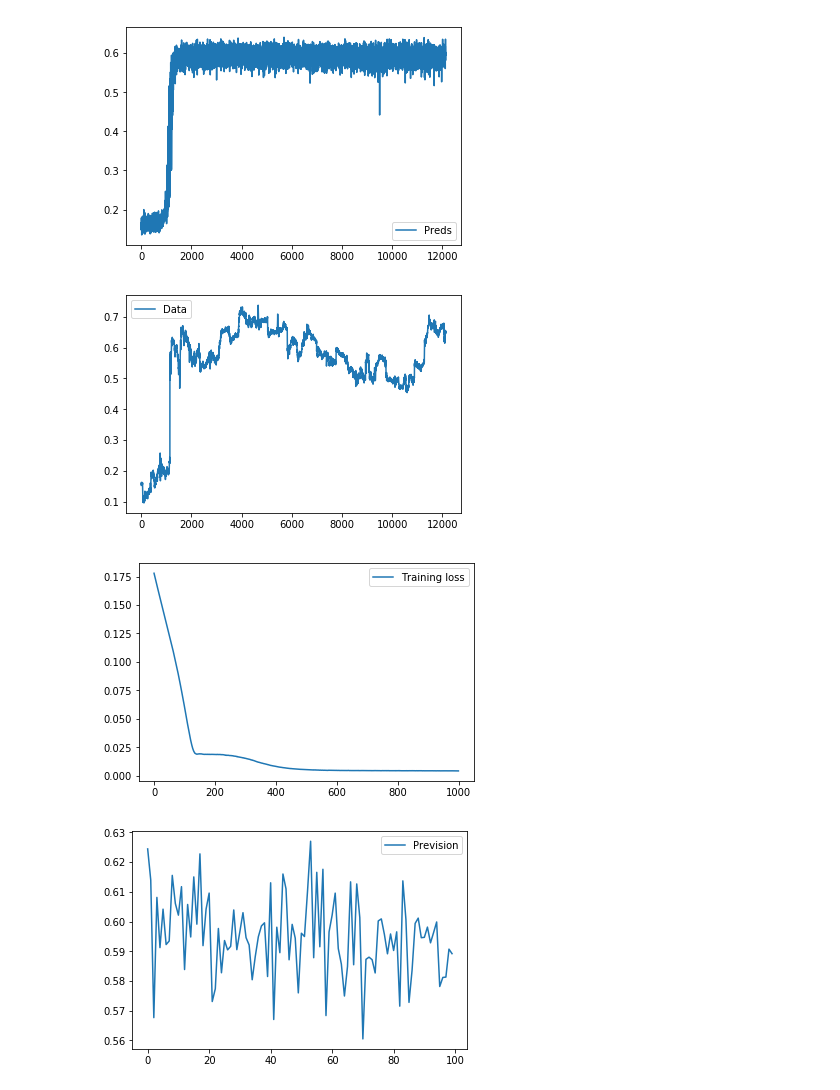
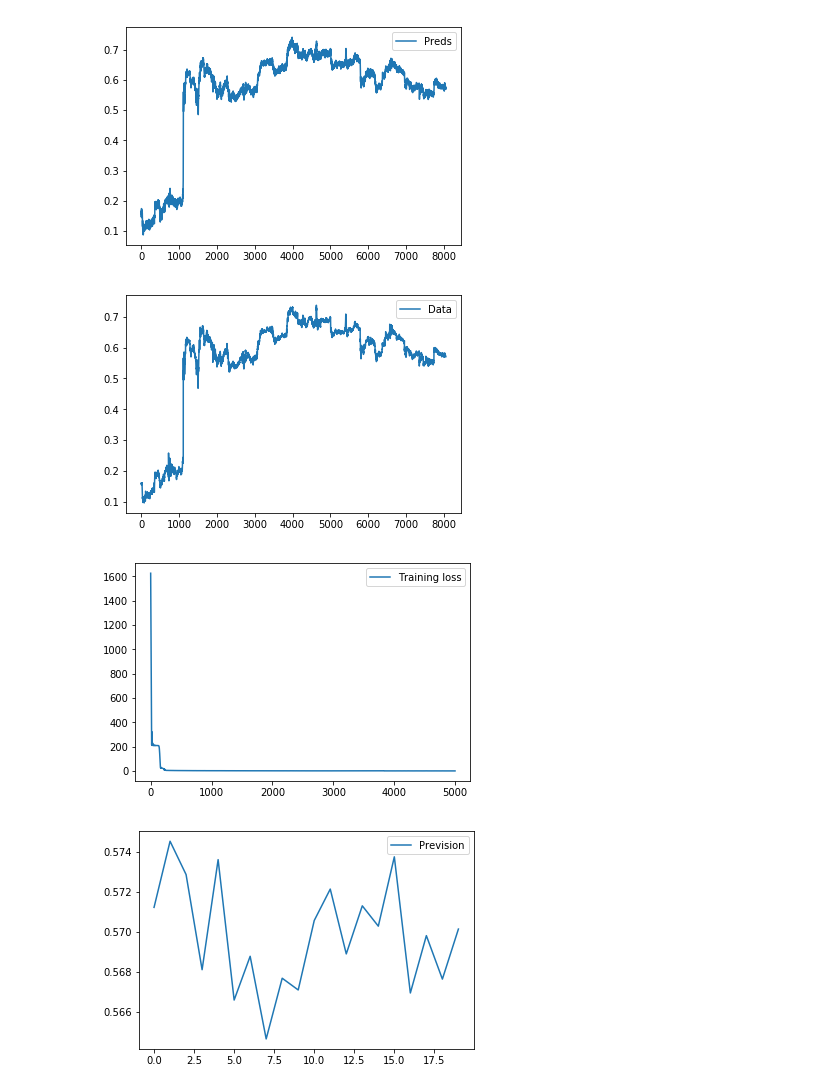
Before and after one commit to ricfrr/deepLearning, a Jupyter notebook: market_prediction.ipynb, the cells around one changed output. Drawn from its saved outputs; the diff is of its cells as text; code cells hidden in the pictures.

```diff
--- a/market_prediction.ipynb
+++ b/market_prediction.ipynb
@@ -106,18 +102,20 @@ class Model(nn.Module):
   def __init__(self):
     super(Model, self).__init__()
     self.x_train =[]
-    self.lstm = nn.LSTM(input_size=1, hidden_size=25, num_layers=6, dropout=0.2,batch_first=True)
-    self.fc = nn.Linear(25, 1)
+    self.lstm1 = nn.LSTM(input_size=1, hidden_size=64, num_layers=4, dropout=0.2,batch_first=True)
+    self.lstm2 = nn.LSTM(input_size=64, hidden_size=64, num_layers=4, dropout=0.2,batch_first=True)
+    self.fc = nn.Linear(64, 1)
     self.device = torch.device('cuda:0' if torch.cuda.is_available() else 'cpu')
     self.h0 = []
     self.c0 = []
     self.to(self.device)
 
-  def forward(self):
-    #x.to(self.device)
-    #batches = x.size(0)
-    #self.initialize_hidden()
-    (x, _) = self.lstm(self.x_train,(self.h0, self.c0))
+  def forward(self,x):
+    x.to(self.device)
+    batches = x.size(0)
+    self.initialize_hidden(x)
+    (x, _) = self.lstm1(x,(self.h0, self.c0))
+    (x, _) = self.lstm2(x,(self.h0, self.c0))
     x = x[:,-1,:]  # Keep only the output of the last iteration.
     x =self.fc(x)
     return x
@@ -125,10 +123,11 @@ class Model(nn.Module):
     self.x_train = x
     self.x_train.to(self.device)
 
-  def initialize_hidden(self):
-    batches = self.x_train.size(0)
-    self.h0 = torch.randn([6, batches, 25]).to(self.device)
-    self.c0 = torch.randn([6, batches, 25]).to(self.device)
+  def initialize_hidden(self,x):
+    x.to(self.device)
+    batches = x.size(0)
+    self.h0 = torch.randn([4, batches, 64]).to(self.device)
+    self.c0 = torch.randn([4, batches, 64]).to(self.device)
 
   def forecast(self,x):
     x.to(self.device)
@@ -136,7 +135,9 @@ class Model(nn.Module):
 
     #self.h0 = torch.randn([3, batches, 48]).to(self.device)
     #self.c0 = torch.randn([3, batches, 48]).to(self.device)
-    (x, _) = self.lstm(x)
+    (x, _) = self.lstm1(x)
+    (x, _) = self.lstm2(x)
+
     x = x[:,-1,:]  # Keep only the output of the last iteration.
     x =self.fc(x)
     return x
@@ -147,19 +148,19 @@ loader.loadData()
 
 visualization_name ="marker_forecasting" #for plotting tensorboard
 model = Model()
-model.loadData(loader.x_train)
-model.initialize_hidden()
+#model.loadData(loader.x_train)
+#model.initialize_hidden()
 
-criterion = nn.MSELoss()
-optimizer = torch.optim.Adam(model.parameters(),weight_decay=0.00001, lr = 0.0001)
+criterion = nn.MSELoss(reduction='sum')
+optimizer = torch.optim.Adam(model.parameters(),weight_decay=0.00001, lr = 0.0005)
 
-n_epochs = 1000
+n_epochs = 5000
 trainig_loss = np.zeros(n_epochs)
 
 for epoch in range(n_epochs):
   model.train()
   optimizer.zero_grad()
-  y_ = model.forward()
+  y_ = model.forward(loader.x_train)
   loss = criterion(y_, loader.y_train)
   loss.backward()
   optimizer.step()
@@ -220,4 +221,4 @@ Epoch 1000/1000, loss = 0.00424531614407897
-[figure, old version]
+[figure, new version]
-[figure, old version]
+[figure, new version]
-[figure, old version]
+[figure, new version]
-[figure, old version]
+[figure, new version]
```
Also changed, not shown: parts of 4 cells of this notebook.
